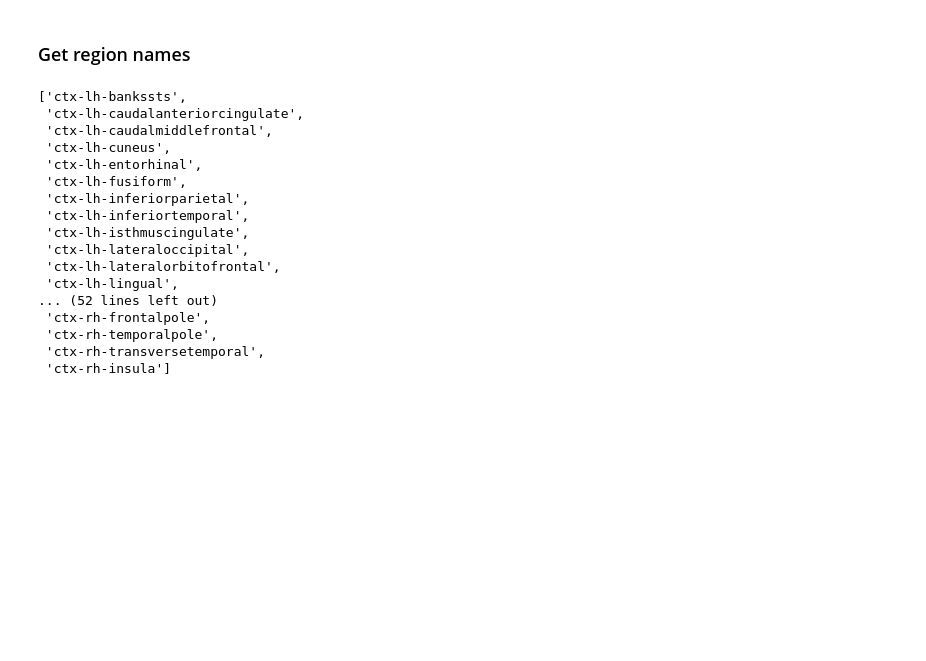
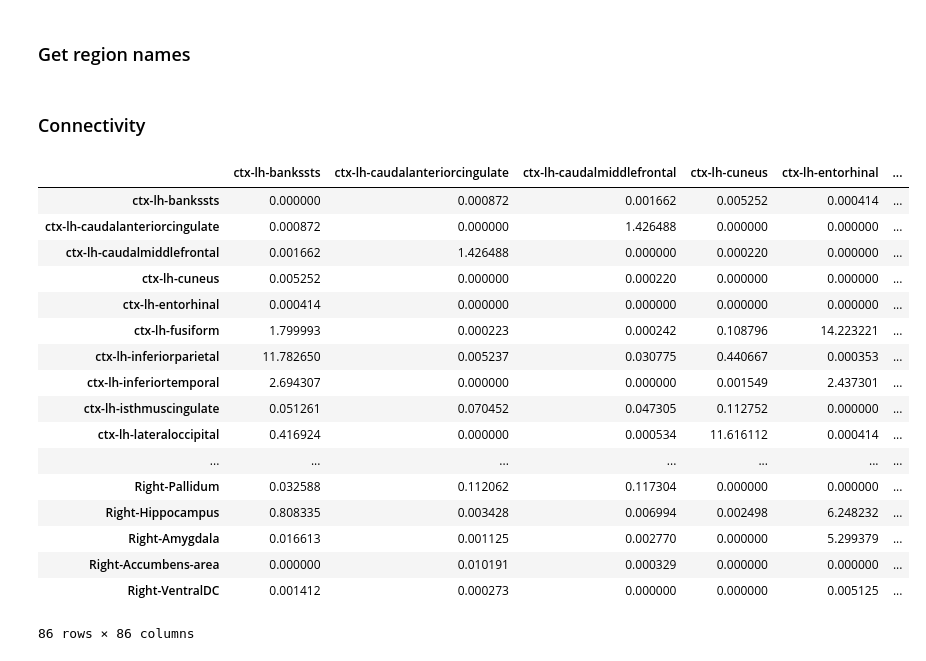
Before and after one commit to Raj-Lab-UCSF/cortography, a Jupyter notebook: notebooks/loading_DK.ipynb, the cells around one changed output. Drawn from its saved outputs; the diff is of its cells as text; code cells hidden in the pictures; blank space fills up the shorter version.

Commit message:
add connectivity matrix and example

```diff
--- a/notebooks/loading_DK.ipynb
+++ b/notebooks/loading_DK.ipynb
@@ -45,22 +45,26 @@ DK_coords.head()
 ### Get region names
 # %%
 region_names = list(DK_coords.index)
-region_names
-# %% [output]
-['ctx-lh-bankssts',
- 'ctx-lh-caudalanteriorcingulate',
- 'ctx-lh-caudalmiddlefrontal',
- 'ctx-lh-cuneus',
- 'ctx-lh-entorhinal',
- 'ctx-lh-fusiform',
- 'ctx-lh-inferiorparietal',
- 'ctx-lh-inferiortemporal',
- 'ctx-lh-isthmuscingulate',
- 'ctx-lh-lateraloccipital',
- 'ctx-lh-lateralorbitofrontal',
- 'ctx-lh-lingual',
-... (52 lines left out)
- 'ctx-rh-frontalpole',
- 'ctx-rh-temporalpole',
- 'ctx-rh-transversetemporal',
- 'ctx-rh-insula']
+# %% [markdown]
+### Connectivity
+# %%
+raj_utils.load_connectivity()
+# %% [output]
+|  | ctx-lh-bankssts | ctx-lh-caudalanteriorcingulate | ctx-lh-caudalmiddlefrontal | ctx-lh-cuneus | ctx-lh-entorhinal | ... |
+| ctx-lh-bankssts | 0.000000 | 0.000872 | 0.001662 | 0.005252 | 0.000414 | ... |
+| ctx-lh-caudalanteriorcingulate | 0.000872 | 0.000000 | 1.426488 | 0.000000 | 0.000000 | ... |
+| ctx-lh-caudalmiddlefrontal | 0.001662 | 1.426488 | 0.000000 | 0.000220 | 0.000000 | ... |
+| ctx-lh-cuneus | 0.005252 | 0.000000 | 0.000220 | 0.000000 | 0.000000 | ... |
+| ctx-lh-entorhinal | 0.000414 | 0.000000 | 0.000000 | 0.000000 | 0.000000 | ... |
+| ctx-lh-fusiform | 1.799993 | 0.000223 | 0.000242 | 0.108796 | 14.223221 | ... |
+| ctx-lh-inferiorparietal | 11.782650 | 0.005237 | 0.030775 | 0.440667 | 0.000353 | ... |
+| ctx-lh-inferiortemporal | 2.694307 | 0.000000 | 0.000000 | 0.001549 | 2.437301 | ... |
+| ctx-lh-isthmuscingulate | 0.051261 | 0.070452 | 0.047305 | 0.112752 | 0.000000 | ... |
+| ctx-lh-lateraloccipital | 0.416924 | 0.000000 | 0.000534 | 11.616112 | 0.000414 | ... |
+| ... | ... | ... | ... | ... | ... | ... |
+| Right-Pallidum | 0.032588 | 0.112062 | 0.117304 | 0.000000 | 0.000000 | ... |
+| Right-Hippocampus | 0.808335 | 0.003428 | 0.006994 | 0.002498 | 6.248232 | ... |
+| Right-Amygdala | 0.016613 | 0.001125 | 0.002770 | 0.000000 | 5.299379 | ... |
+| Right-Accumbens-area | 0.000000 | 0.010191 | 0.000329 | 0.000000 | 0.000000 | ... |
+| Right-VentralDC | 0.001412 | 0.000273 | 0.000000 | 0.000000 | 0.005125 | ... |
+86 rows × 86 columns
```
Also changed, not shown: parts of 3 cells of this notebook, 2 other files.
